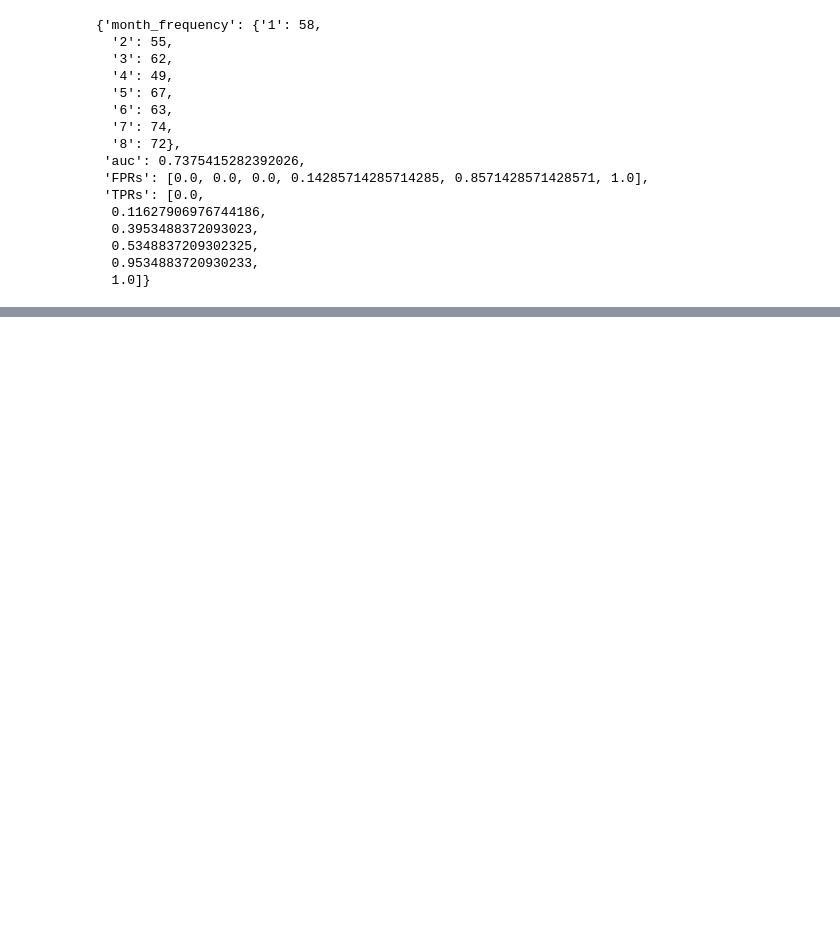
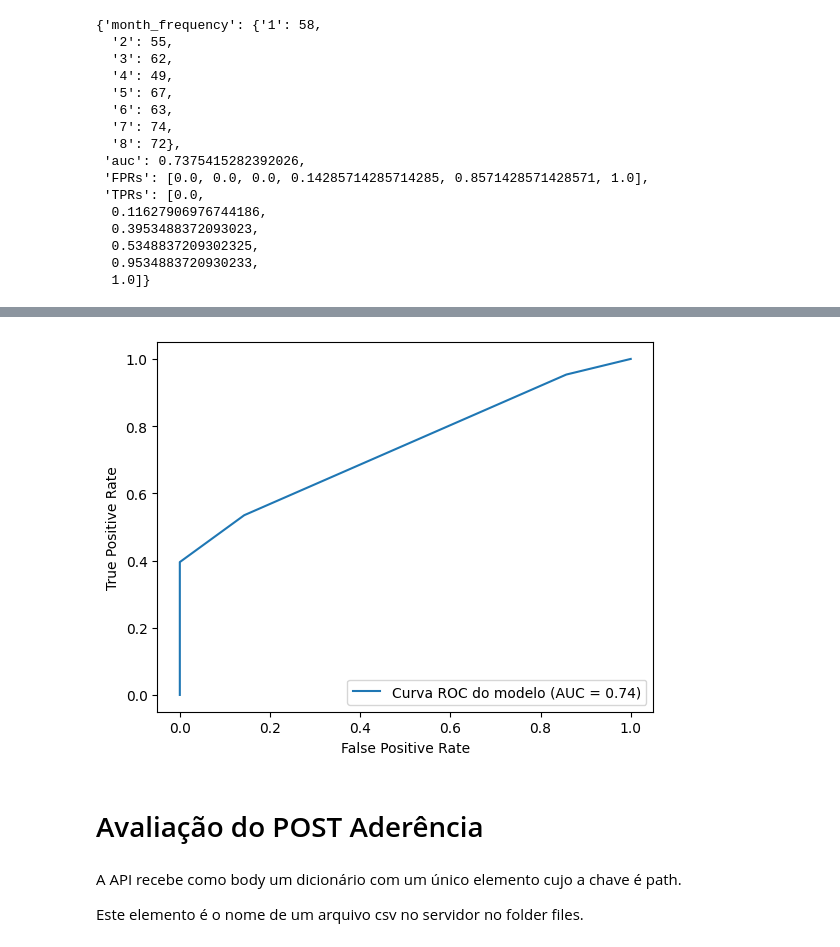
Before and after one commit to marvmelo/challenge-data-scientist, a Jupyter notebook: avaliacao.ipynb, the cells around one changed output, grey strips where cells are left out. Saved outputs shown, nothing was run; the diff lists cells and outputs as text; code cells hidden in the pictures; blank space fills up the shorter version.

```diff
--- a/avaliacao.ipynb
+++ b/avaliacao.ipynb
@@ -36,0 +76,15 @@ response.json()
+# %%
+fpr = performance_response.json()["FPRs"]
+tpr = performance_response.json()["TPRs"]
+auc = performance_response.json()["auc"]
+display = RocCurveDisplay(fpr=fpr, tpr=tpr, roc_auc=auc, estimator_name="Curva ROC do modelo")
+display.plot()
+plt.show()
+# %% [output]
+[figure, added]
+# %% [markdown]
+# Avaliação do POST Aderência
+# %% [markdown]
+A API recebe como body um dicionário com um único elemento cujo a chave é path.
+
+Este elemento é o nome de um arquivo csv no servidor no folder files.
```
Also changed, not shown: parts of 14 cells of this notebook, 7 other files.
